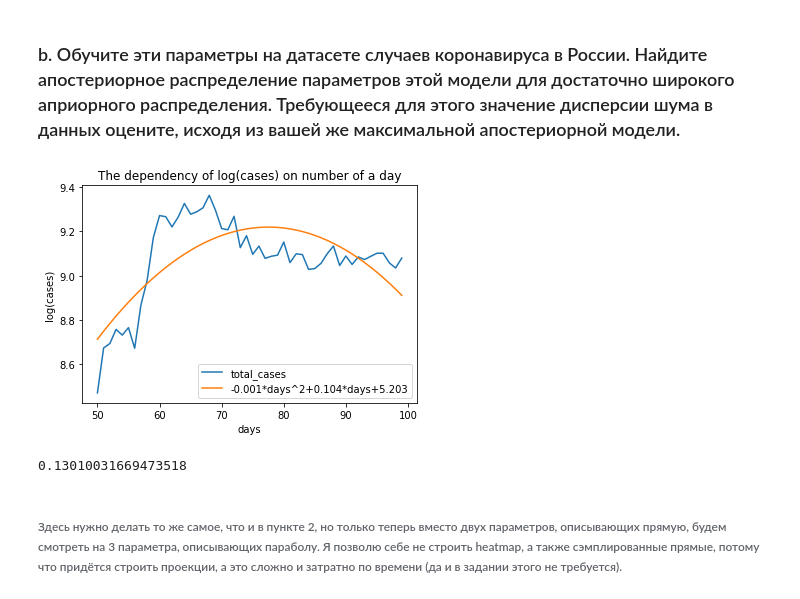
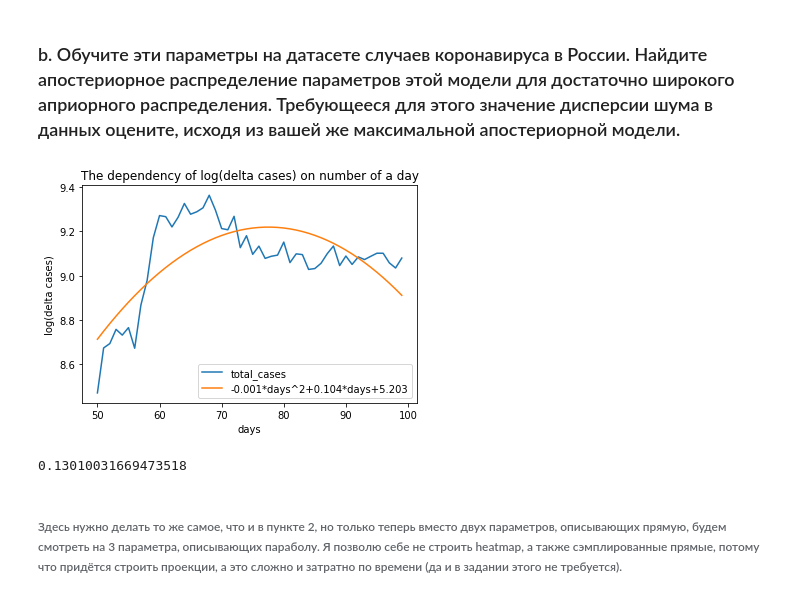
Before and after one commit to MikhailYeka/adv_ml_hws, a Jupyter notebook: HW1.ipynb, the cells around one changed output. Cells and saved outputs as stored; diff of their text form; code cells hidden in the pictures.

```diff
--- a/HW1.ipynb
+++ b/HW1.ipynb
@@ -434,33 +435,33 @@ dates_part_3[:, 1] = np.array(all_russian_data[inds][:-1]['date']) ** 2
 # %%
 linreg_total_part_3 = LinearRegression()
 linreg_total_part_3.fit(dates_part_3, np.log(cases_part_3))
 plt.plot(dates_part_3[:, 0],
          np.log(cases_part_3),
          label='total_cases')
 plt.plot(dates_part_3[:, 0],
          linreg_total_part_3.intercept_+linreg_total_part_3.coef_[0]*dates_part_3[:, 0]+linreg_total_part_3.coef_[1]*dates_part_3[:, 1],
          label=f'{(linreg_total_part_3.coef_)[1]:.3f}*days^2+{(linreg_total_part_3.coef_)[0]:.3f}*days+{(linreg_total_part_3.intercept_):.3f}')
-plt.title('The dependency of log(cases) on number of a day')
+plt.title('The dependency of log(delta cases) on number of a day')
 plt.xlabel('days')
-plt.ylabel('log(cases)')
+plt.ylabel('log(delta cases)')
 plt.legend()
 plt.show()
 
 
 # Оценим дисперсию
 def count_var_3(x_real, x_pred):
     summ = 0
     for i in range(x_real.shape[0]):
         summ += (x_real[i] - x_pred[i]) ** 2
     summ /= x_real.shape[0]
     return np.sqrt(summ)
 
 
 russian_50_100_days_var = count_var_3(np.array(np.log(cases_part_3)),
         linreg_total_part_3.intercept_+linreg_total_part_3.coef_[0]*dates_part_3[:, 0]+linreg_total_part_3.coef_[1]*dates_part_3[:, 1], )
 russian_50_100_days_var
 # %% [output]
-[figure, old version]
+[figure, new version]
 0.13010031669473518
 # %% [markdown]
 ###### Здесь нужно делать то же самое, что и в пункте 2, но только теперь вместо двух параметров, описывающих прямую, будем смотреть на 3 параметра, описывающих параболу.  Я позволю себе не строить heatmap, а также сэмплированные прямые, потому что придётся строить проекции, а это сложно и затратно по времени (да и в задании этого не требуется).
```
Also changed, not shown: parts of 7 cells of this notebook, 1 other file.
